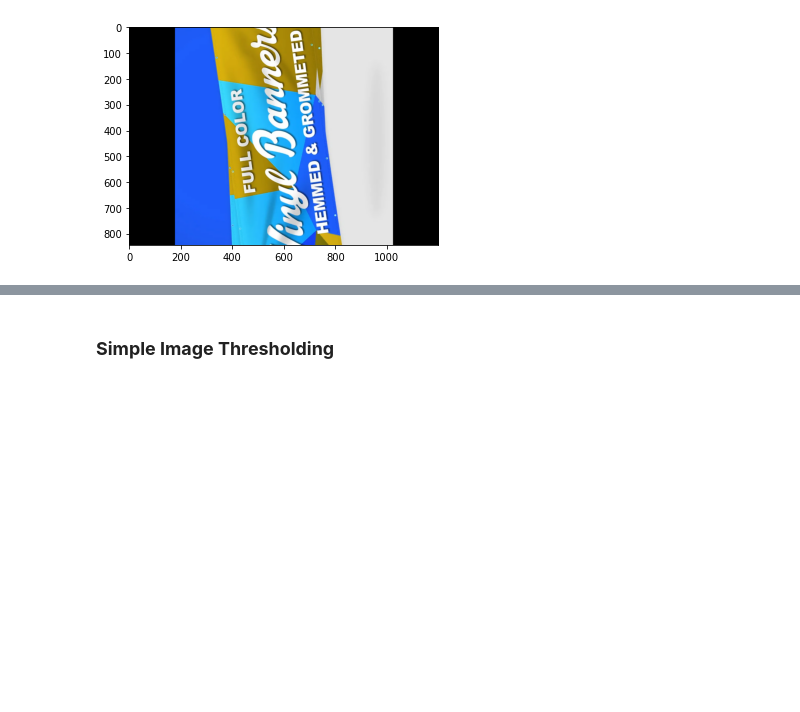
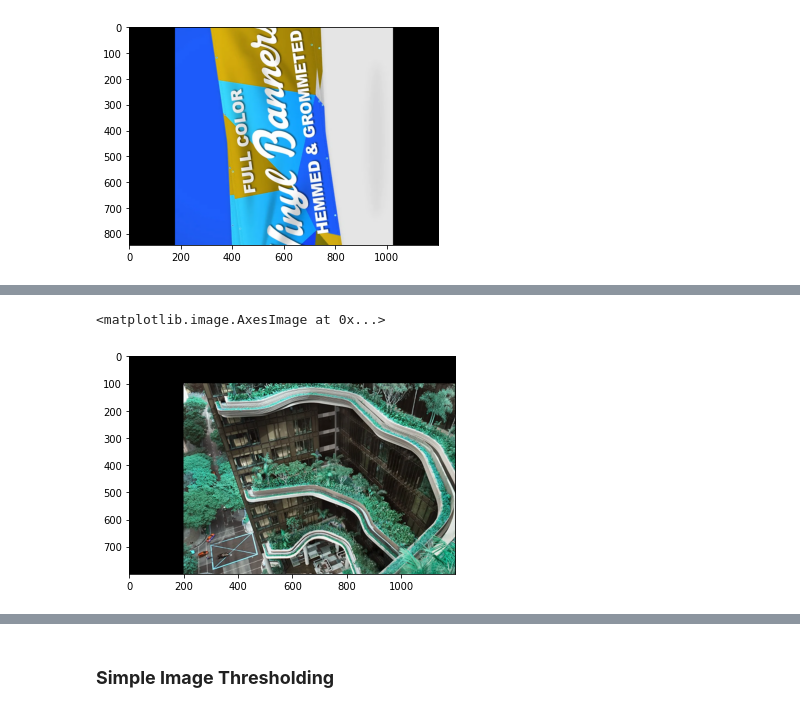
Before and after one commit to ajayjakkampudi/Python_Libraries, a Jupyter notebook: Open Cv/opencv.ipynb, the cells around one changed output, grey strips where cells are left out. Saved outputs shown, nothing was run; the diff lists cells and outputs as text; code cells hidden in the pictures; blank space fills up the shorter version.

```diff
--- a/Open Cv/opencv.ipynb
+++ b/Open Cv/opencv.ipynb
@@ -63,0 +94,15 @@ plt.imshow(rot_img)
+# %%
+image=cv2.imread("pic2.webp") # images reads in BGR format
+def transform(img,x,y):
+    transmatrix=np.float32([[1,0,x],[0,1,y]])
+    dimensions=(image.shape[1],image.shape[0])
+    return cv2.warpAffine(img,transmatrix,dimensions)
+
+image_trans=transform(image,200,100)
+# cv2.imshow('Trnasformed image',image_trans)
+# cv2.waitKey(0)
+# cv2.destroyAllWindows()
+plt.imshow(image_trans)
+# %% [output]
+<matplotlib.image.AxesImage at 0x...>
+[figure, added]
```
Also changed, not shown: parts of 18 cells of this notebook, 1 other file.
